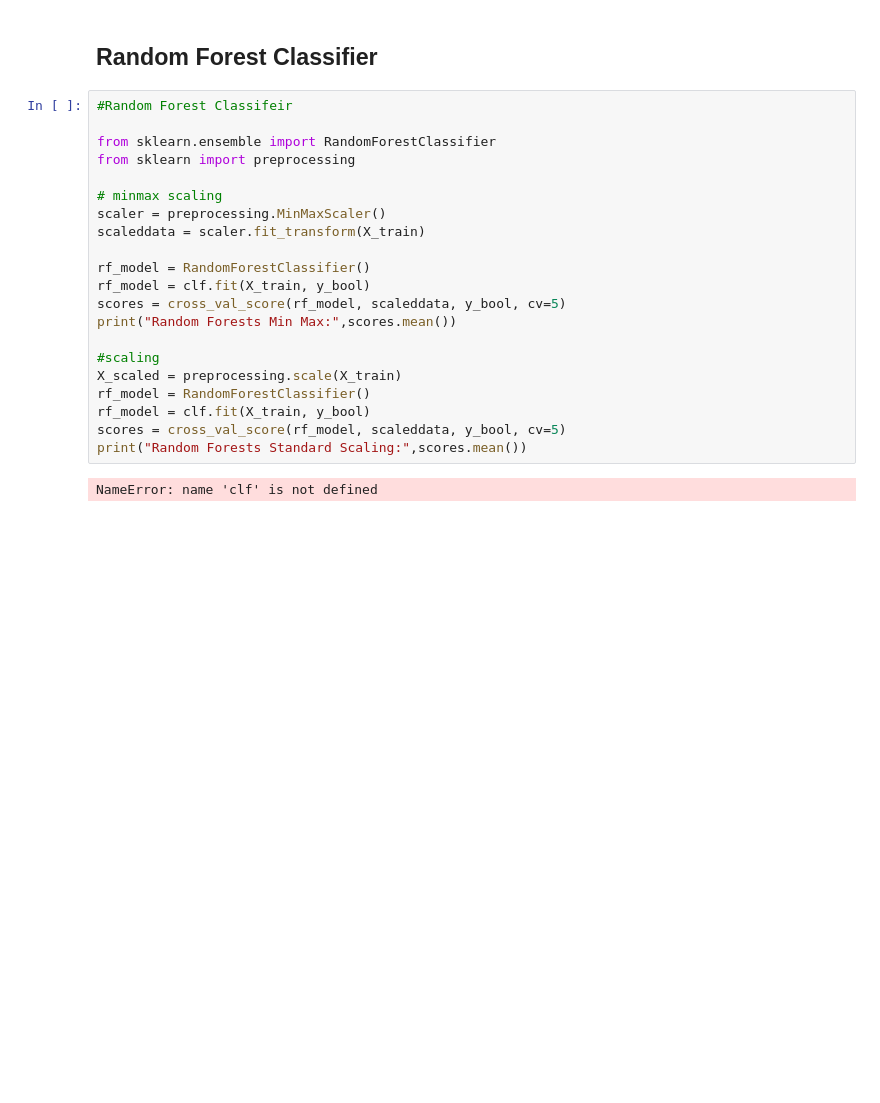
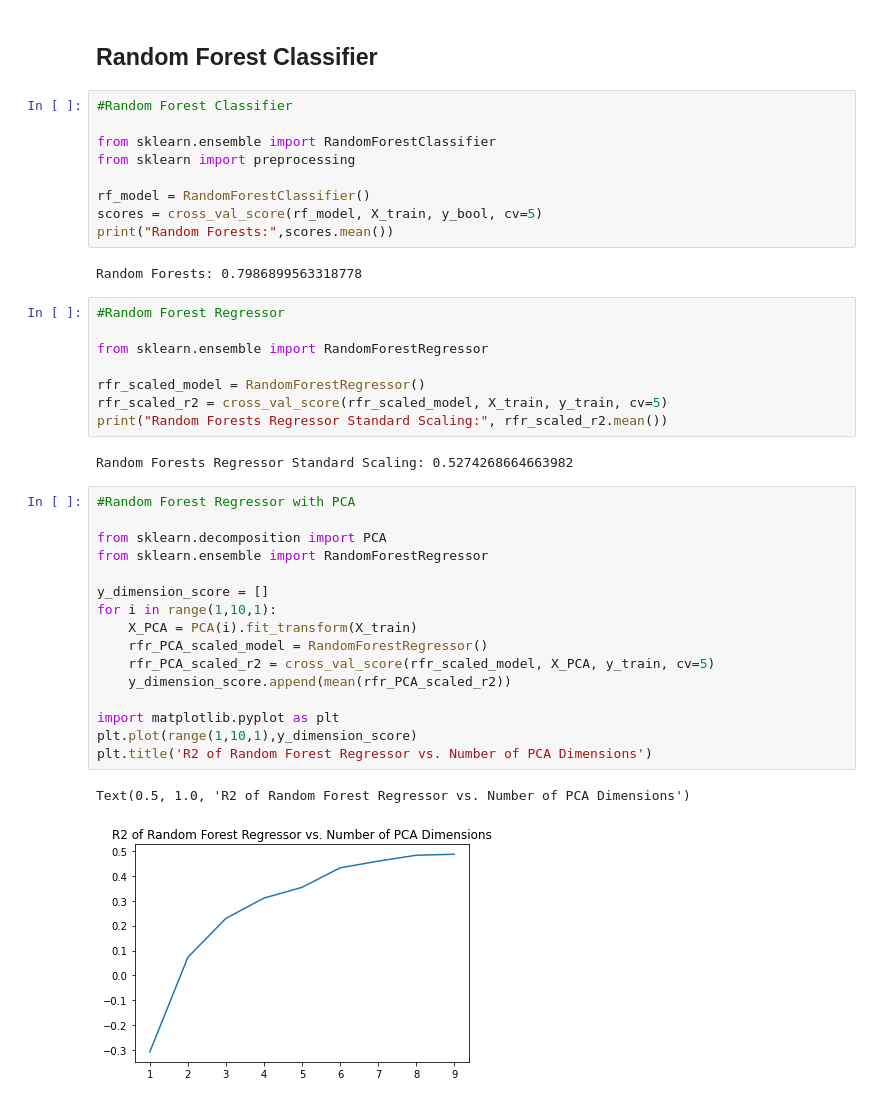
Before and after one commit to allisonjrhee/cs396-final-proj, a Jupyter notebook: 396_Final_Proj.ipynb, the cells around one changed output. Saved outputs shown, nothing was run; the diff lists cells and outputs as text; blank space fills up the shorter version.

```diff
--- a/396_Final_Proj.ipynb
+++ b/396_Final_Proj.ipynb
@@ -962,25 +997,42 @@ roc auc score - standard scaled, testing data: 0.7873465992567626:
 # %% [markdown]
 ## Random Forest Classifier
 # %%
-#Random Forest Classifeir
+#Random Forest Classifier
 
 from sklearn.ensemble import RandomForestClassifier
 from sklearn import preprocessing
 
-# minmax scaling
-scaler = preprocessing.MinMaxScaler()
-scaleddata = scaler.fit_transform(X_train)
-
 rf_model = RandomForestClassifier()
-rf_model = clf.fit(X_train, y_bool)
-scores = cross_val_score(rf_model, scaleddata, y_bool, cv=5)
-print("Random Forests Min Max:",scores.mean())
-
-#scaling
-X_scaled = preprocessing.scale(X_train)
-rf_model = RandomForestClassifier()
-rf_model = clf.fit(X_train, y_bool)
-scores = cross_val_score(rf_model, scaleddata, y_bool, cv=5)
-print("Random Forests Standard Scaling:",scores.mean())
+scores = cross_val_score(rf_model, X_train, y_bool, cv=5)
+print("Random Forests:",scores.mean())
 # %% [output]
-NameError: name 'clf' is not defined
+Random Forests: 0.7986899563318778
+# %%
+#Random Forest Regressor
+
+from sklearn.ensemble import RandomForestRegressor
+
+rfr_scaled_model = RandomForestRegressor()
+rfr_scaled_r2 = cross_val_score(rfr_scaled_model, X_train, y_train, cv=5)
+print("Random Forests Regressor Standard Scaling:", rfr_scaled_r2.mean())
+# %% [output]
+Random Forests Regressor Standard Scaling: 0.5274268664663982
+# %%
+#Random Forest Regressor with PCA
+
+from sklearn.decomposition import PCA
+from sklearn.ensemble import RandomForestRegressor
+
+y_dimension_score = []
+for i in range(1,10,1):
+    X_PCA = PCA(i).fit_transform(X_train)
+    rfr_PCA_scaled_model = RandomForestRegressor()
+    rfr_PCA_scaled_r2 = cross_val_score(rfr_scaled_model, X_PCA, y_train, cv=5)
+    y_dimension_score.append(mean(rfr_PCA_scaled_r2))
+
+import matplotlib.pyplot as plt
+plt.plot(range(1,10,1),y_dimension_score)
+plt.title('R2 of Random Forest Regressor vs. Number of PCA Dimensions')
+# %% [output]
+Text(0.5, 1.0, 'R2 of Random Forest Regressor vs. Number of PCA Dimensions')
+[figure, added]
```
Also changed, not shown: parts of 4 cells of this notebook.
